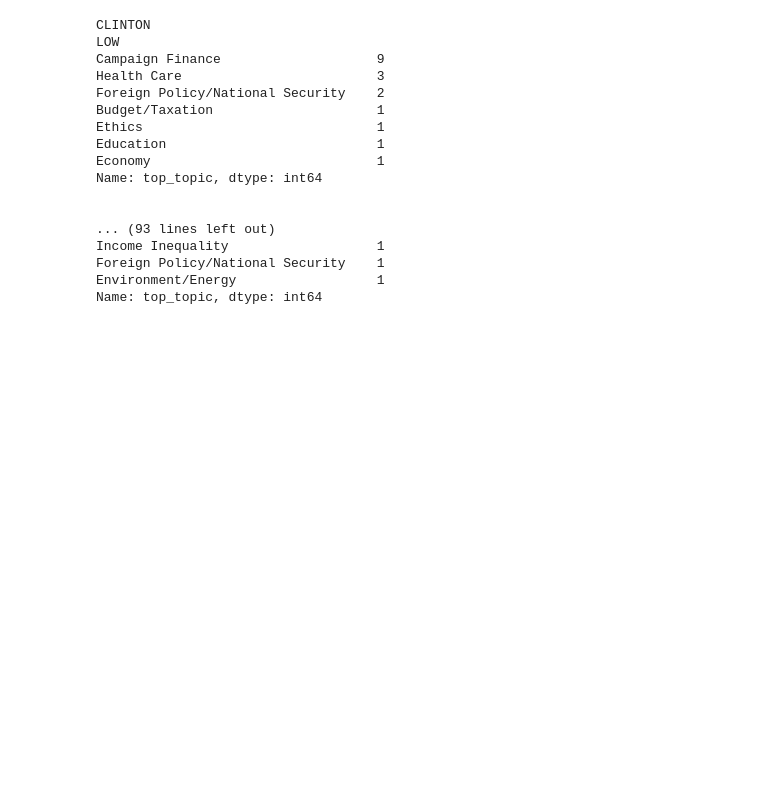
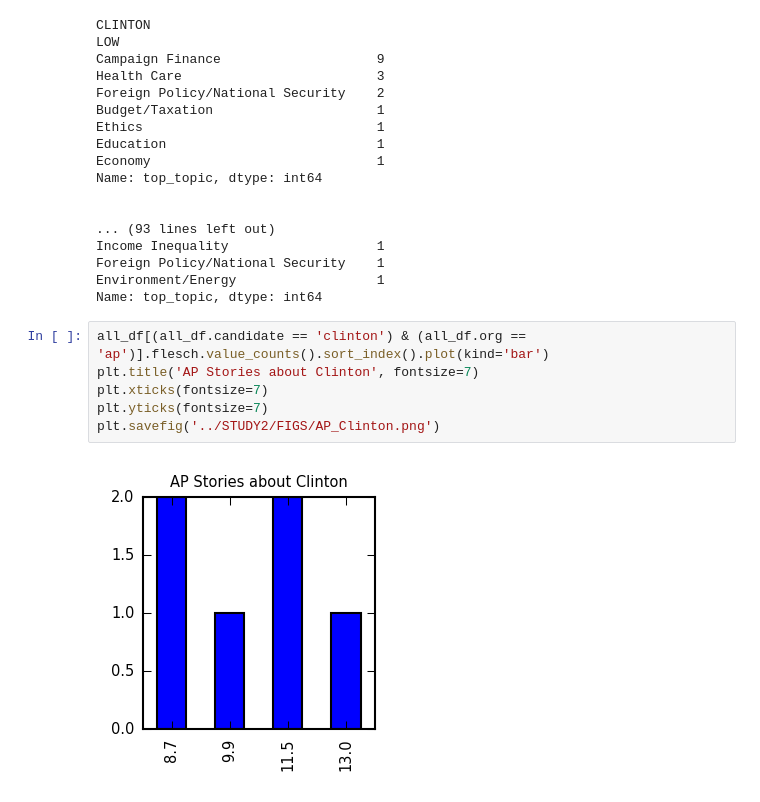
Before and after one commit to sbchou/ANALYSIS, a Jupyter notebook: PRESURVEY/TopBottom10Percent.ipynb, the cells around one changed output. Drawn from its saved outputs; the diff is of its cells as text; blank space fills up the shorter version.

Commit message:
add all results for study 2

```diff
--- a/PRESURVEY/TopBottom10Percent.ipynb
+++ b/PRESURVEY/TopBottom10Percent.ipynb
@@ -181,3 +184,11 @@ Income Inequality                   1
 Foreign Policy/National Security    1
 Environment/Energy                  1
 Name: top_topic, dtype: int64
+# %%
+all_df[(all_df.candidate == 'clinton') & (all_df.org == 'ap')].flesch.value_counts().sort_index().plot(kind='bar')
+plt.title('AP Stories about Clinton', fontsize=7)
+plt.xticks(fontsize=7)
+plt.yticks(fontsize=7)
+plt.savefig('../STUDY2/FIGS/AP_Clinton.png')
+# %% [output]
+[figure, added]
```
Also changed, not shown: parts of 5 cells of this notebook, 43 other files.
